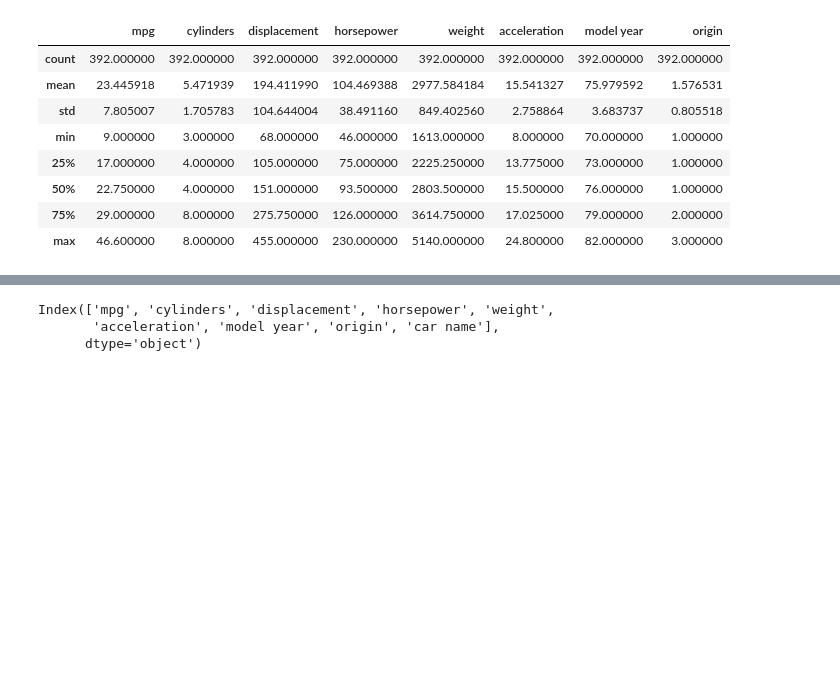
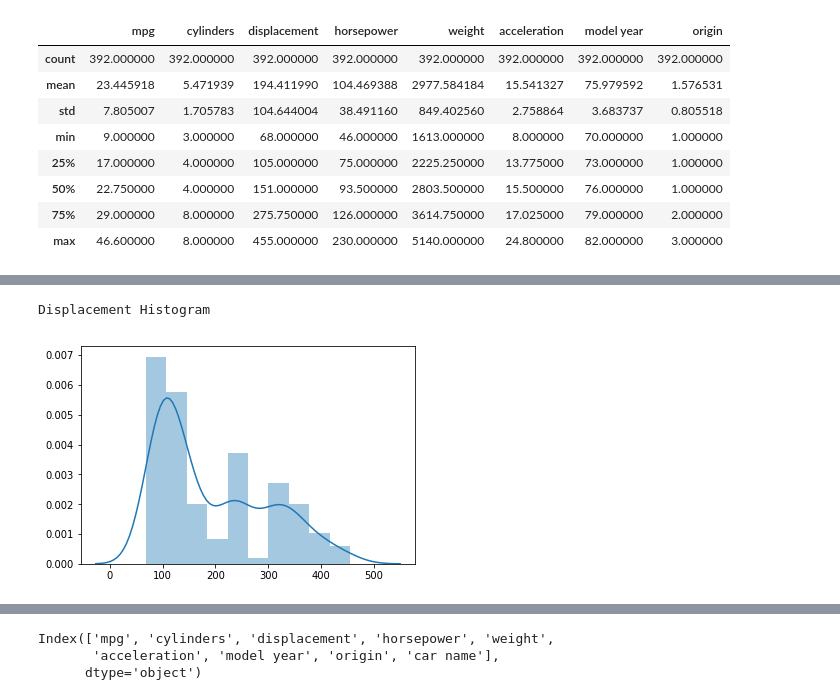
Before and after one commit to aleksandarskrbic/car-economy-ori, a Jupyter notebook: ori_notebook.ipynb, the cells around one changed output, grey strips where cells are left out. Saved outputs shown, nothing was run; the diff lists cells and outputs as text; code cells hidden in the pictures; blank space fills up the shorter version.

```diff
--- a/ori_notebook.ipynb
+++ b/ori_notebook.ipynb
@@ -67,0 +104,6 @@ df.describe()
+# %%
+sns.distplot(df.iloc[:, 2].values)
+print('Displacement Histogram')
+# %% [output]
+Displacement Histogram
+[figure, added]
```
Also changed, not shown: parts of 31 cells of this notebook.
